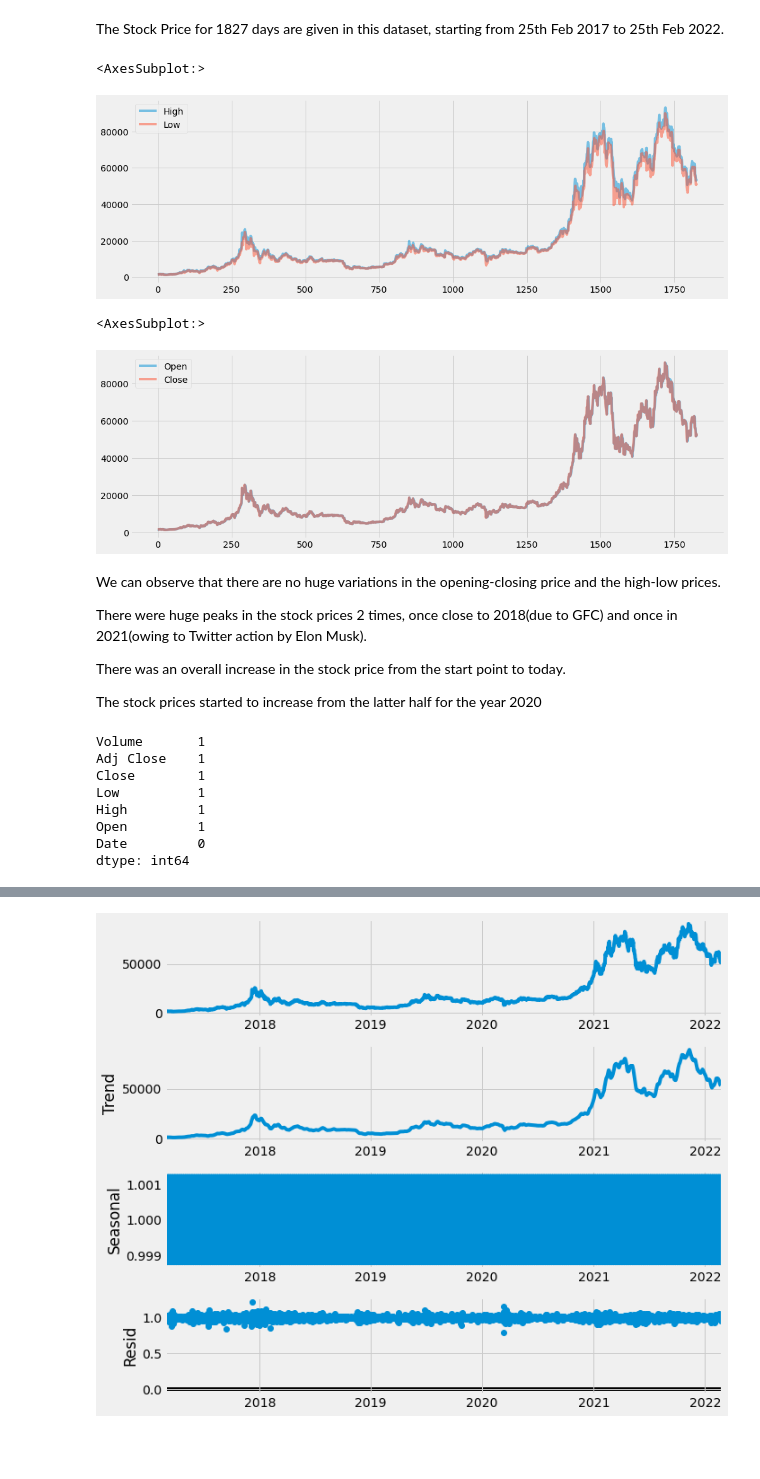
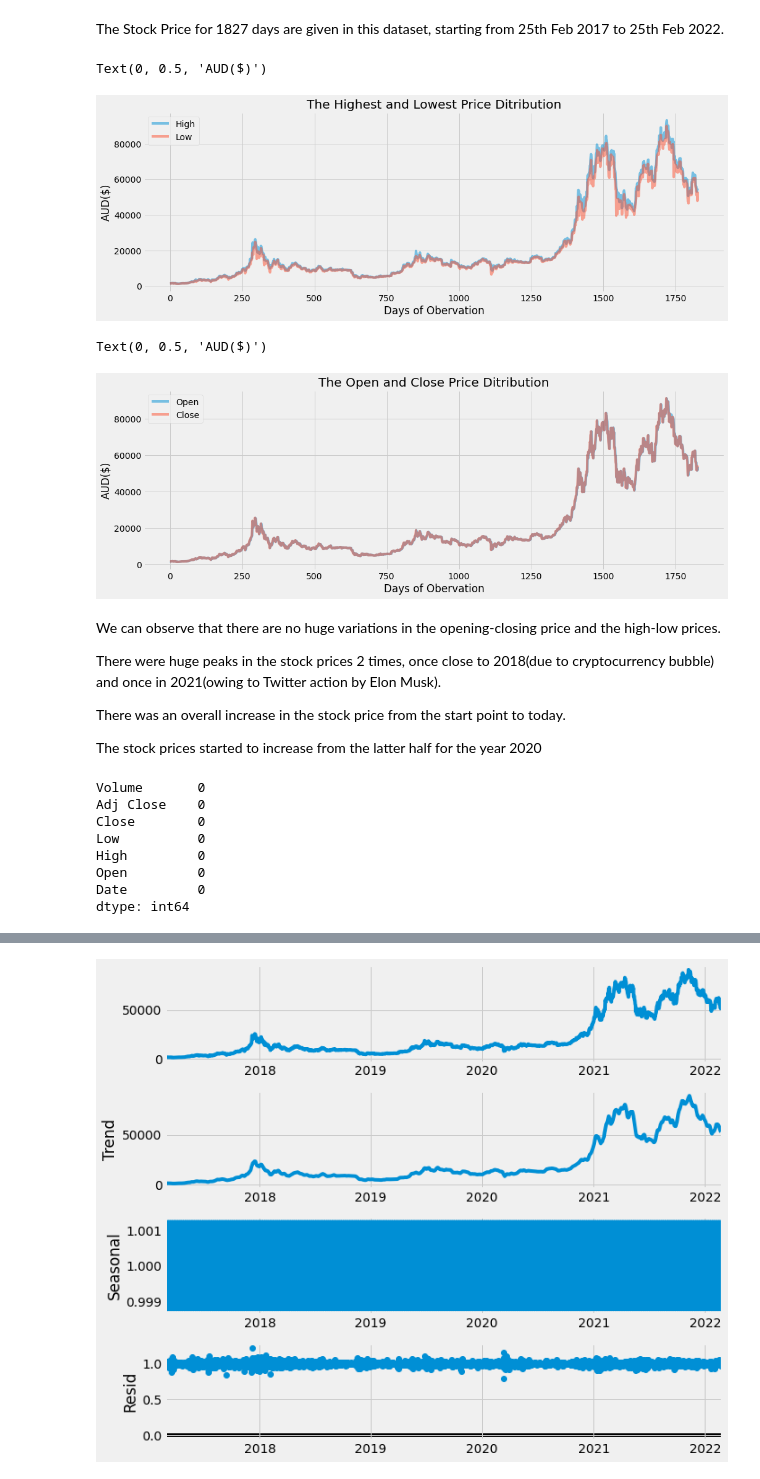
Before and after one commit to Casssiee/Bitcoin-AUD-Forceaste, a Jupyter notebook: Bitcoin AUD Forecasting .ipynb, the cells around one changed output, grey strips where cells are left out. Drawn from its saved outputs; the diff is of its cells as text; code cells hidden in the pictures; blank space fills up the shorter version.

```diff
--- a/Bitcoin AUD Forecasting .ipynb
+++ b/Bitcoin AUD Forecasting .ipynb
@@ -28,3 +35,6 @@ df = pd.read_csv('BTC-AUD.csv')
+# %%
+url = f'https://query1.finance.yahoo.com/v7/finance/download/{ticker}?period1={period1}&period2={period2}&interval={interval}&events=history&includeAdjustedClose=true'
+df = pd.read_csv(url)
 # %%
 df.head(15)
 # %% [output]
@@ -58,18 +68,24 @@ print(df['Date'].max())
 The Stock Price for 1827 days are given in this dataset, starting from 25th Feb 2017 to 25th Feb 2022.
 # %%
 df[['High', 'Low']].plot(figsize = (15, 5), alpha = 0.5)
+plt.title("The Highest and Lowest Price Ditribution")
+plt.xlabel('Days of Obervation')
+plt.ylabel('AUD($)')
 # %% [output]
-<AxesSubplot:>
+Text(0, 0.5, 'AUD($)')
-[figure, old version]
+[figure, new version]
 # %%
 df[['Open', 'Close']].plot(figsize = (15, 5), alpha = 0.5)
+plt.title("The Open and Close Price Ditribution")
+plt.xlabel('Days of Obervation')
+plt.ylabel('AUD($)')
 # %% [output]
-<AxesSubplot:>
+Text(0, 0.5, 'AUD($)')
-[figure, old version]
+[figure, new version]
 # %% [markdown]
 We can observe that there are no huge variations in the opening-closing price and the high-low prices.
 
-There were huge peaks in the stock prices 2 times, once close to 2018(due to GFC) and once in 2021(owing to Twitter action by Elon Musk).
+There were huge peaks in the stock prices 2 times, once close to 2018(due to cryptocurrency bubble) and once in 2021(owing to Twitter action by Elon Musk).
 
 There was an overall increase in the stock price from the start point to today.
 
@@ -77,11 +93,11 @@ The stock prices started to increase from the latter half for the year 2020
 # %%
 df.isna().sum().sort_values(ascending = False)
 # %% [output]
-Volume       1
-Adj Close    1
-Close        1
-Low          1
-High         1
-Open         1
+Volume       0
+Adj Close    0
+Close        0
+Low          0
+High         0
+Open         0
 Date         0
 dtype: int64
```
Also changed, not shown: parts of 27 cells of this notebook.
